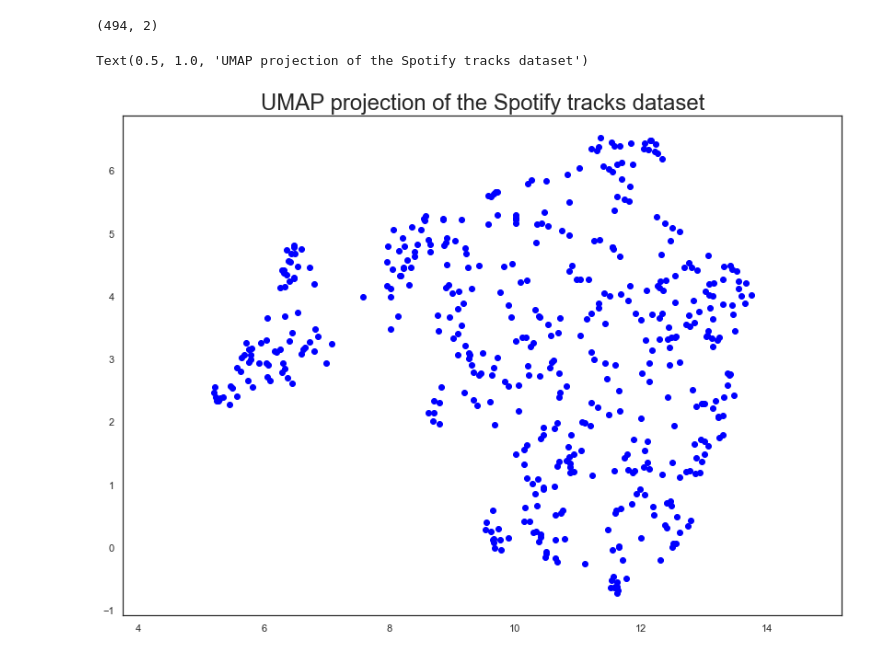
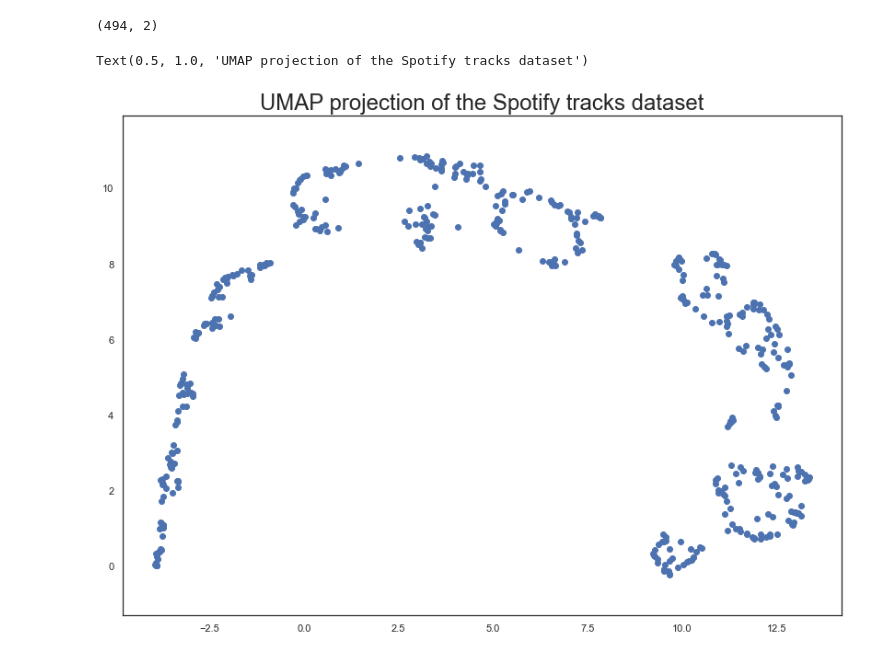
Before and after one commit to merytouceda/csss-spotify, a Jupyter notebook: spotipy-experiments/cluster_tracks.ipynb, the cells around one changed output. Saved outputs shown, nothing was run; the diff lists cells and outputs as text; code cells hidden in the pictures.

Commit message:
Use sklearn StandardScaler to scale fields

```diff
--- a/spotipy-experiments/cluster_tracks.ipynb
+++ b/spotipy-experiments/cluster_tracks.ipynb
@@ -33,11 +34,6 @@ df.head()
 # %%
 # remove the uneeded columns
 df1 = df.drop(columns=['spotify_track_id', 'duration_ms', 'mode', 'key'])
-# %%
-# normalise the fields
-fields_to_normalize = ['loudness', 'tempo']
-for field in fields_to_normalize:
-    df1[field]=(df1[field]-df1[field].min())/(df1[field].max()-df1[field].min())
 # %% [markdown]
 ### Basic visualisations
 # %%
@@ -73,17 +70,17 @@ import umap.umap_ as umap
 # %%
 reducer = umap.UMAP()
 # %%
-embedding = reducer.fit_transform(scaled_spotify_data)
+embedding = reducer.fit_transform(spotify_data)
 embedding.shape
 # %% [output]
 (494, 2)
 # %%
 plt.scatter(
     embedding[:, 0],
     embedding[:, 1],
-    c="blue")
+    cmap='viridis')
 plt.gca().set_aspect('equal', 'datalim')
 plt.title('UMAP projection of the Spotify tracks dataset', fontsize=24)
 # %% [output]
 Text(0.5, 1.0, 'UMAP projection of the Spotify tracks dataset')
-[figure, old version]
+[figure, new version]
```
Also changed, not shown: parts of 6 cells of this notebook.
